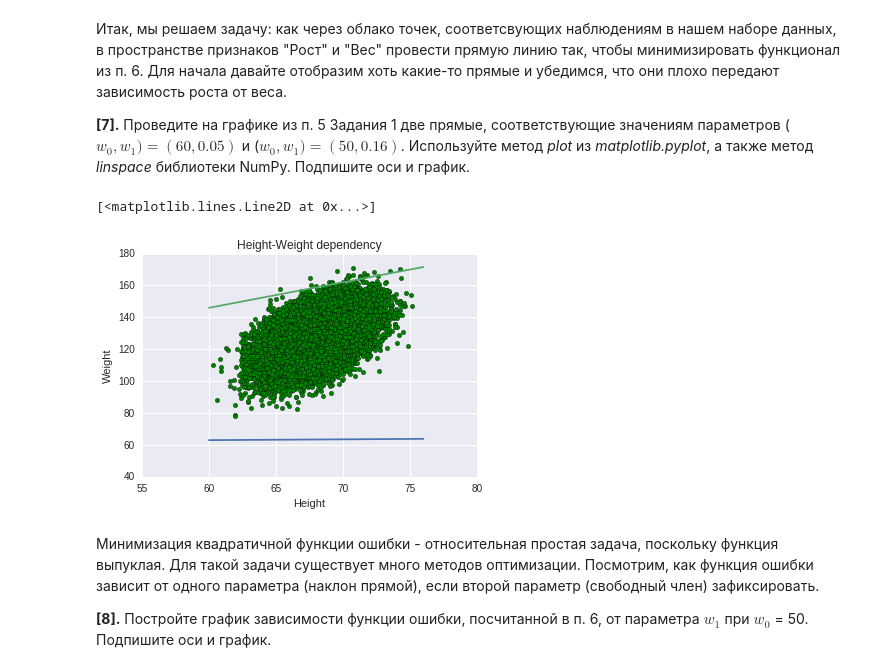
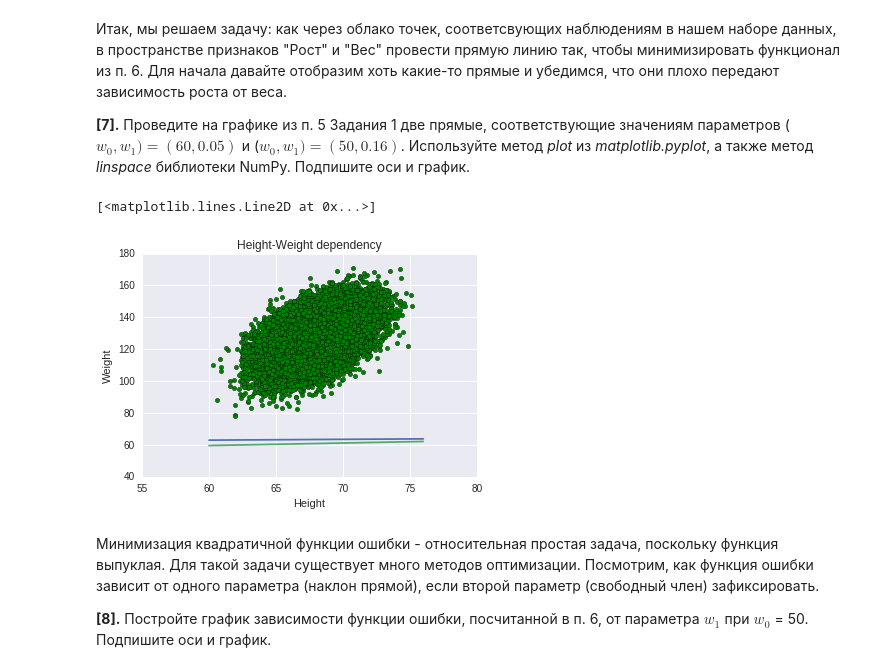
Before and after one commit to ElSacramento/ipython, a Jupyter notebook: peer_review_linreg_height_weight.ipynb, the cells around one changed output. Drawn from its saved outputs; the diff is of its cells as text; code cells hidden in the pictures.

```diff
--- a/peer_review_linreg_height_weight.ipynb
+++ b/peer_review_linreg_height_weight.ipynb
@@ -95,6 +95,6 @@ def weight_category(weight):
     else:
         return 2
 
-data['weight_cat'] = data['Weight'].apply(weight_category)
-ax = sns.boxplot(x=data['weight_cat'], y=data['Height'])
+data['weight_category'] = data['Weight'].apply(weight_category)
+ax = sns.boxplot(x='weight_category', y='Height', data=data)
 # %% [output]
@@ -130,11 +130,11 @@ def graph(w0, w1, x):
 # %%
 data.plot(x='Height', y='Weight', kind='scatter', color='green',  title='Height-Weight dependency')
 x = np.linspace(60, 76)
 plt.plot(x, [graph(60, 0.05, i) for i in x])
-plt.plot(x, [graph(50, 1.6, i) for i in x])
+plt.plot(x, [graph(50, 0.16, i) for i in x])
 # %% [output]
 [<matplotlib.lines.Line2D at 0x...>]
-[figure, old version]
+[figure, new version]
 # %% [markdown]
 Минимизация квадратичной функции ошибки - относительная простая задача, поскольку функция выпуклая. Для такой задачи существует много методов оптимизации. Посмотрим, как функция ошибки зависит от одного параметра (наклон прямой), если второй параметр (свободный член) зафиксировать.
 
```
Also changed, not shown: parts of 5 cells of this notebook.
